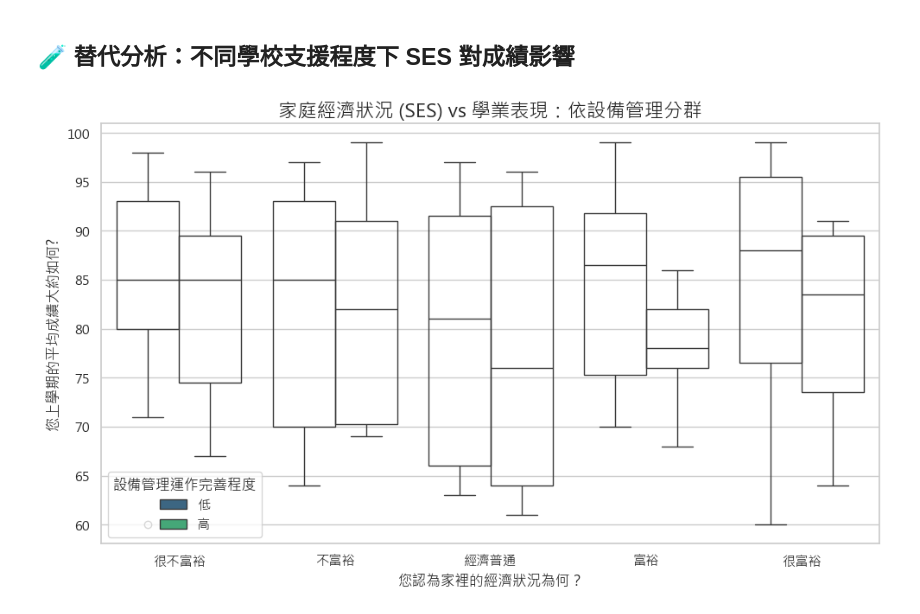
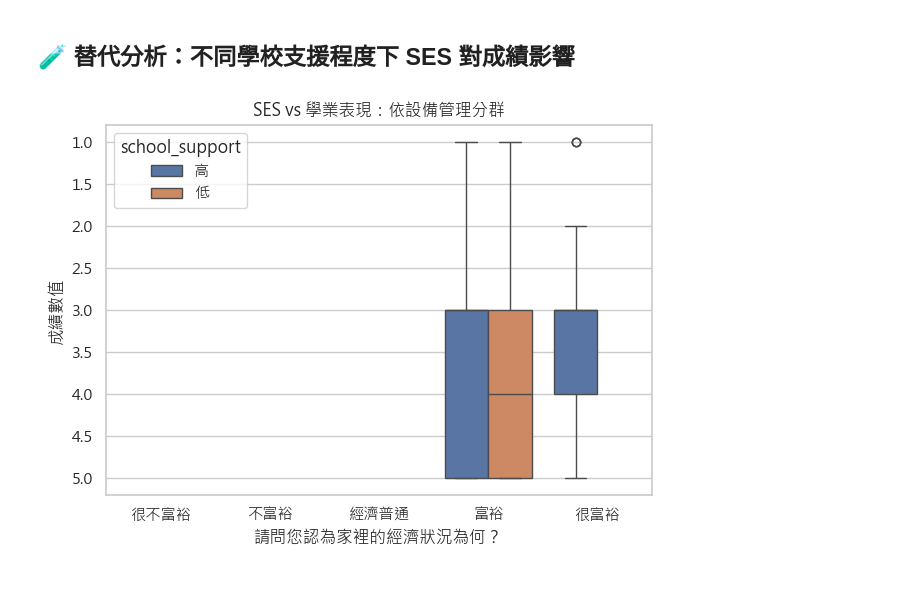
Before and after one commit to HYHsiao0625/tigps_analysis, a Jupyter notebook: src/target3.ipynb, the cells around one changed output. Cells and saved outputs as stored; diff of their text form; code cells hidden in the pictures; blank space fills up the shorter version.

```diff
--- a/src/target3.ipynb
+++ b/src/target3.ipynb
@@ -553,85 +553,63 @@ Kendall τ = -0.04925, p-value = 8.76232e-08
 ## 🧪 替代分析：不同學校支援程度下 SES 對成績影響
 # %%
 import pandas as pd
-from pandas.api.types import CategoricalDtype
 import seaborn as sns
 import matplotlib.pyplot as plt
 from scipy.stats import spearmanr, kendalltau
-import numpy as np
+from pandas.api.types import CategoricalDtype
 
-# Assuming 'df' is your DataFrame.
-# For demonstration, let's create a dummy DataFrame if you haven't loaded your own.
-# If you have your actual df loaded, you can comment or remove these lines.
-data = {
-    '請問您認為家裡的經濟狀況為何？': np.random.choice(['很不富裕', '不富裕', '經濟普通', '富裕', '很富裕'], size=100),
-    '本校的資訊設備借用與管理機制運作完善': np.random.choice([0, 1], size=100),
-    '你上學期的平均成績大約如何?': np.random.randint(60, 100, size=100) # Assuming numeric grades
-}
-df = pd.DataFrame(data)
-
-
-# --- Data Preparation (as before) ---
-
-# 1. 設定家境的有序類別型態
+# 1. 指定家境順序（從很不富裕到很富裕）
 family_order = ['很不富裕', '不富裕', '經濟普通', '富裕', '很富裕']
 family_dtype = CategoricalDtype(categories=family_order, ordered=True)
+
+# 2. 將「家境」欄位轉成有序類別型別
 df['請問您認為家裡的經濟狀況為何？'] = df['請問您認為家裡的經濟狀況為何？'].astype(family_dtype)
 
-# 2. 建立設備管理分群欄位
-df['school_support'] = df['本校的資訊設備借用與管理機制運作完善'].map(lambda x: '高' if x == 1 else '低')
+# 3. 建立設備管理分群欄位（根據文字內容）
+df['school_support'] = df['本校的資訊設備借用與管理機制運作完善'].map(
+    lambda x: '高' if x in ['很符合', '符合'] else ('低' if x in ['不符合', '很不符合'] else pd.NA)
+)
 
-# 3. 成績轉成數值
-df['成績數值'] = pd.to_numeric(df['你上學期的平均成績大約如何?'], errors='coerce')
+# 4. 成績轉換為數值（將名次區間文字轉為數字分數）
+grade_map = {
+    "全班三十名以後": 1,
+    "全班二十一至三十名": 2,
+    "全班十一至二十名": 3,
+    "全班六至十名": 4,
+    "全班五名以內": 5
+}
+df['成績數值'] = df['你上學期的平均成績大約如何?'].map(grade_map)
 
-
-# --- Visualization: Boxplot (with potential fix) ---
-plt.figure(figsize=(10, 6))
+# 5. 畫圖（只有轉換後的成績才能畫）
 sns.boxplot(
     data=df,
     x='請問您認為家裡的經濟狀況為何？',
     y='成績數值',
-    hue='school_support',
-    palette='viridis',
-    boxprops={'facecolor': 'None'} # <--- ADD THIS LINE (or an empty dict {})
+    hue='school_support'
 )
-plt.title("家庭經濟狀況 (SES) vs 學業表現：依設備管理分群", fontsize=16)
-plt.xlabel("您認為家裡的經濟狀況為何？", fontsize=12)
-plt.ylabel("您上學期的平均成績大約如何?", fontsize=12)
-plt.xticks(rotation=0)
-plt.legend(title="設備管理運作完善程度")
+plt.title("SES vs 學業表現：依設備管理分群")
 plt.tight_layout()
 plt.show()
 
-# --- Rank Correlation Analysis (as before) ---
-
-print("\n" + "="*50)
-print("## 等級相關分析：依設備管理分群")
-print("="*50 + "\n")
-
+# 6. 等級相關分析：分「高」與「低」兩組
 for group in ['高', '低']:
     subset = df[df['school_support'] == group][['請問您認為家裡的經濟狀況為何？', '成績數值']].dropna()
+
     if subset.empty:
-        print(f"⚠️ 設備管理 {group} 組子集為空，無法計算相關性。")
+        print(f"\n⚠️ 設備管理 {group} 組無資料可分析")
         continue
 
-    ses_nunique = subset['請問您認為家裡的經濟狀況為何？'].nunique()
-    grade_nunique = subset['成績數值'].nunique()
-
-    if ses_nunique < 2 or grade_nunique < 2:
-        continue
-
+    # 轉換為數值方便相關分析
     subset['家境_數值'] = subset['請問您認為家裡的經濟狀況為何？'].cat.codes
 
-    if len(subset) > 1:
-        rho, p_spearman = spearmanr(subset['家境_數值'], subset['成績數值'])
-        tau, p_kendall = kendalltau(subset['家境_數值'], subset['成績數值'])
+    # Spearman 等級相關
+    rho, p_spearman = spearmanr(subset['家境_數值'], subset['成績數值'])
 
-        print(f"\n設備管理 {group} 組的 SES 與學業成績相關性結果：")
-        print(f"  Spearman ρ (秩相關係數) = {rho:.5f}, p-value = {p_spearman:.5e}")
-        print(f"  Kendall τ (秩相關係數) = {tau:.5f}, p-value = {p_kendall:.5e}")
-    else:
-        print(f"⚠️ 設備管理 {group} 組數據點不足 ({len(subset)})，無法計算相關性。")
-        print(f"Spearman ρ = NaN, p-value = NaN")
-        print(f"Kendall τ = NaN, p-value = NaN")
+    # Kendall 等級相關
+    tau, p_kendall = kendalltau(subset['家境_數值'], subset['成績數值'])
+
+    print(f"\n設備管理 {group} 組的 SES 與學業成績相關性：")
+    print(f"Spearman ρ = {rho:.5f}, p-value = {p_spearman:.5e}")
+    print(f"Kendall τ = {tau:.5f}, p-value = {p_kendall:.5e}")
 # %% [output]
-[figure, old version]
+[figure, new version]
```
Also changed, not shown: parts of 1 cell of this notebook.
